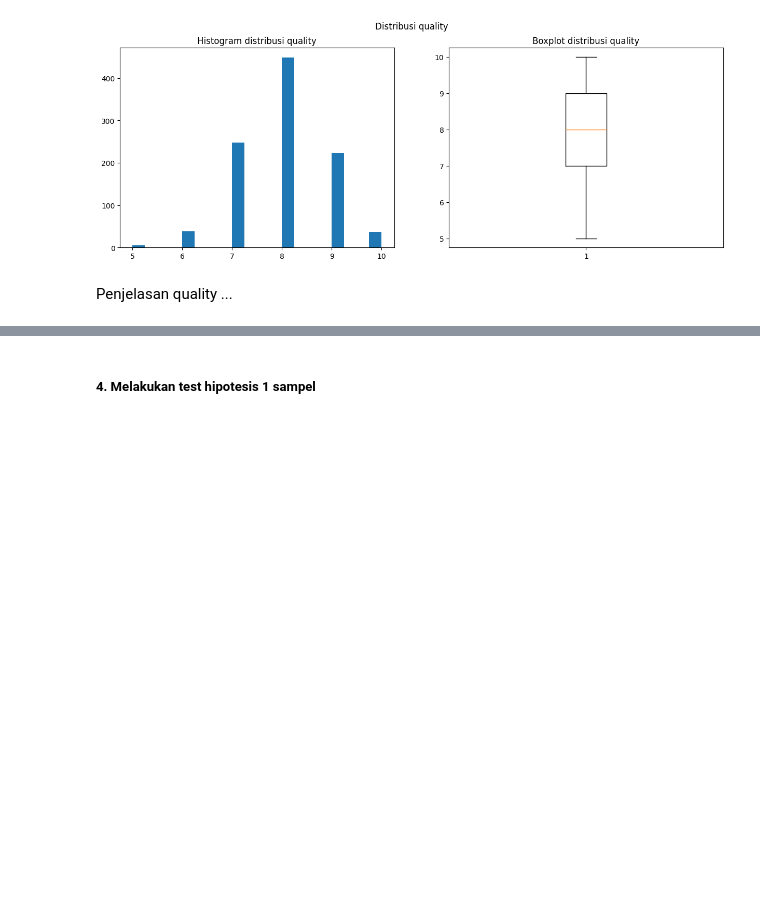
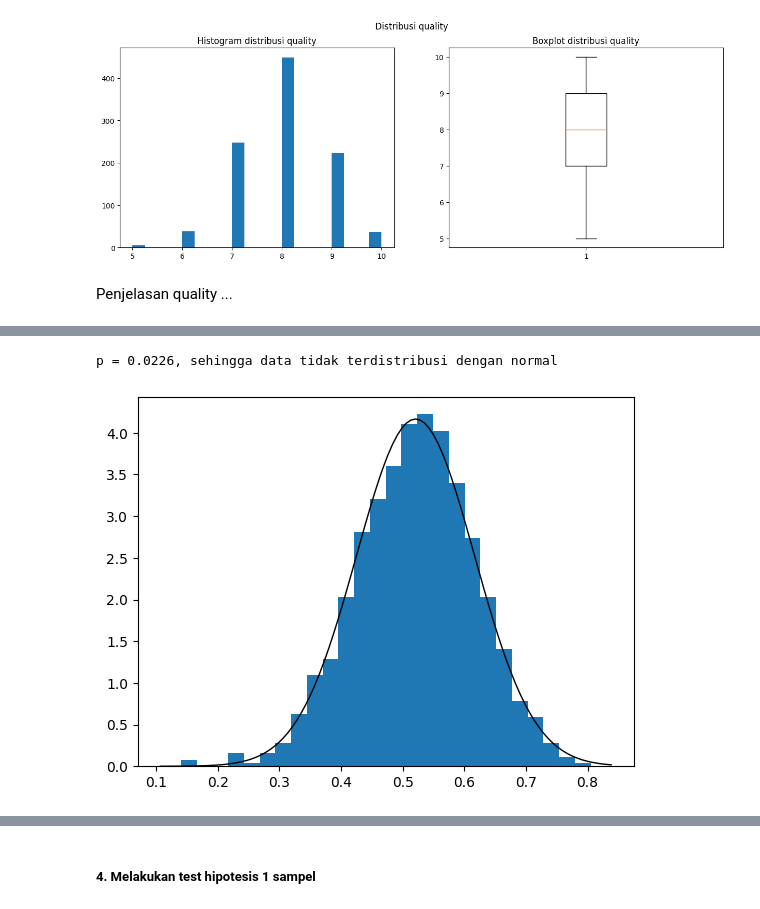
Before and after one commit to febryanarota/Tugas-Besar-Probstat, a Jupyter notebook: main.ipynb, the cells around one changed output, grey strips where cells are left out. Cells and saved outputs as stored; diff of their text form; code cells hidden in the pictures; blank space fills up the shorter version.

```diff
--- a/main.ipynb
+++ b/main.ipynb
@@ -160,0 +179,5 @@ Penjelasan quality ...
+# %%
+normalityTest(df["volatile acidity"])
+# %% [output]
+p = 0.0226, sehingga data tidak terdistribusi dengan normal
+[figure, added]
```
Also changed, not shown: parts of 15 cells of this notebook.
